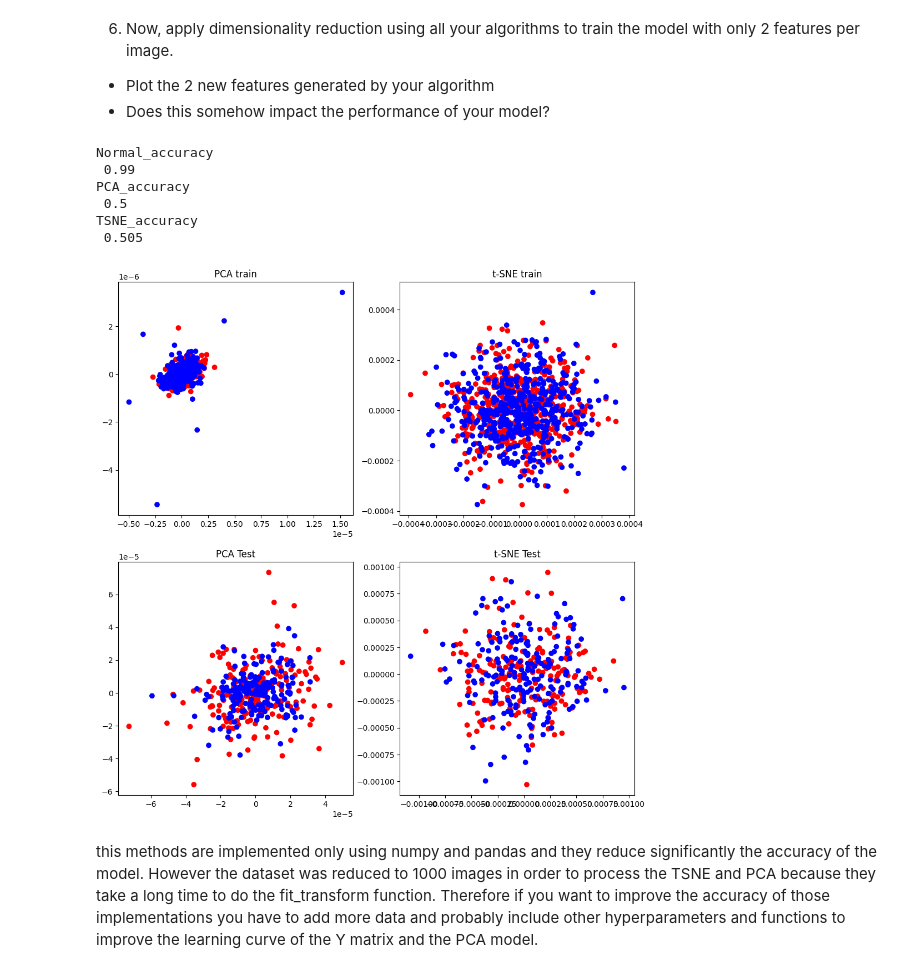
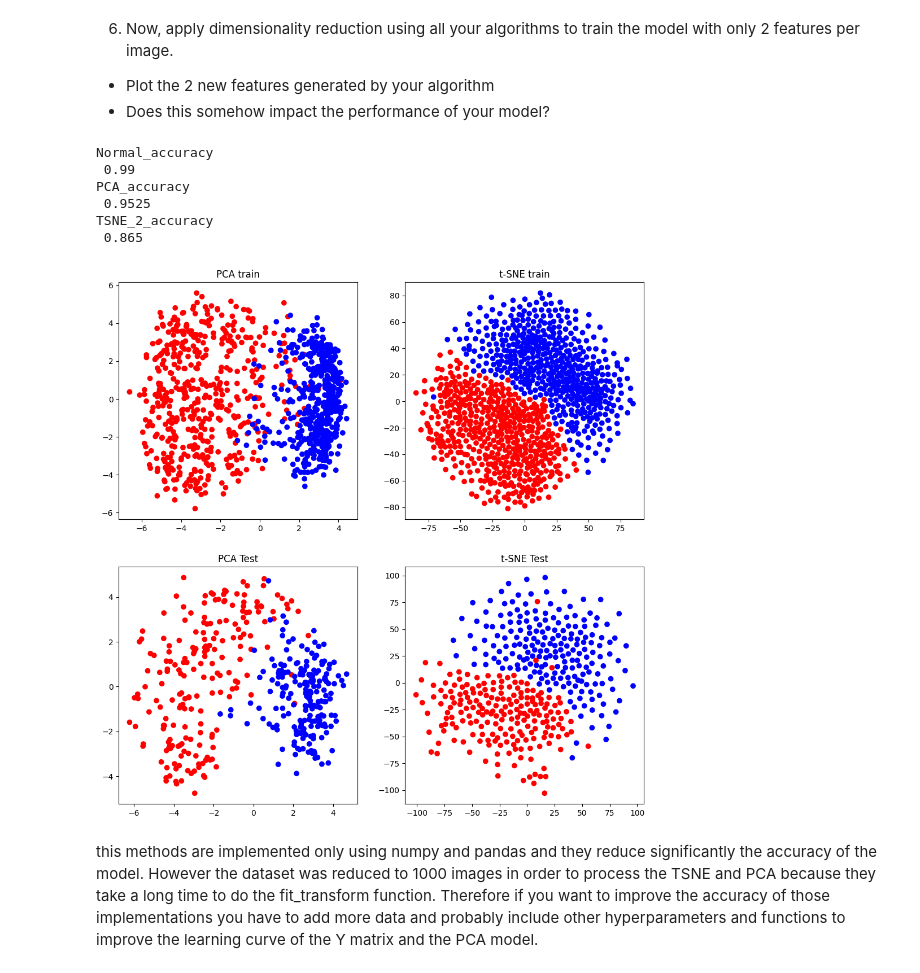
Before and after one commit to jmontoyavallejo/Image-Processing-and-Dimensionality-Reduction-raw-implementation-FastAPI, a Jupyter notebook: sumary.ipynb, the cells around one changed output. Saved outputs shown, nothing was run; the diff lists cells and outputs as text; code cells hidden in the pictures.

Commit message:
unsupervised changes

```diff
--- a/sumary.ipynb
+++ b/sumary.ipynb
@@ -119,27 +119,30 @@ image.
 - Plot the 2 new features generated by your algorithm
 - Does this somehow impact the performance of your model?
 # %%
-from app.modules.Unsupervised import load_mnist_dataset,Train_model_scikit_learn,PCA_Training_unsupervised_module,TSNE_Training_unsupervised_module
+from app.modules.Unsupervised import load_mnist_dataset,Train_model_scikit_learn,PCA_Training_unsupervised_module,TSNE_Training_unsupervised_module,TSNE_2_Training_unsupervised_module
 
 x_train,y_train,x_test,y_test=load_mnist_dataset()
 normal_score=Train_model_scikit_learn(x_train,y_train,x_test,y_test)
 PCA_score=PCA_Training_unsupervised_module(x_train,y_train,x_test,y_test)
-TSNE_score=TSNE_Training_unsupervised_module(x_train,y_train,x_test,y_test)
+# TSNE_score=TSNE_Training_unsupervised_module(x_train,y_train,x_test,y_test)
+TSNE_score_2=TSNE_2_Training_unsupervised_module(x_train,y_train,x_test,y_test)
 print('Normal_accuracy','\n',normal_score)
 print('PCA_accuracy','\n',PCA_score)
-print('TSNE_accuracy','\n',TSNE_score)
+# print('TSNE_accuracy','\n',TSNE_score)
+print('TSNE_2_accuracy','\n',TSNE_score_2)
 # %% [output]
 Normal_accuracy
  0.99
 PCA_accuracy
- 0.5
-TSNE_accuracy
- 0.505
+ 0.9525
+TSNE_2_accuracy
+ 0.865
 # %%
-from app.modules.Unsupervised import plot_PCA_TSNE_unsupervised_module
-plot_PCA_TSNE_unsupervised_module()
+from app.modules.Unsupervised import plot_PCA_TSNE_unsupervised_module,plot_PCA_TSNE_2_unsupervised_module
+# plot_PCA_TSNE_unsupervised_module()
+plot_PCA_TSNE_2_unsupervised_module()
 # %% [output]
-[figure, old version]
+[figure, new version]
 # %% [markdown]
 this methods are implemented only using numpy and pandas and they reduce significantly the accuracy of the model. However the dataset was reduced to 1000 images in order to process the TSNE and PCA because they take a long time to do the fit_transform function. Therefore if you want to improve the accuracy of those implementations you have to add more data and probably include other hyperparameters and functions to improve the learning curve of the Y matrix and the PCA model.
 # %% [markdown]
```
Also changed, not shown: 3 other files.
